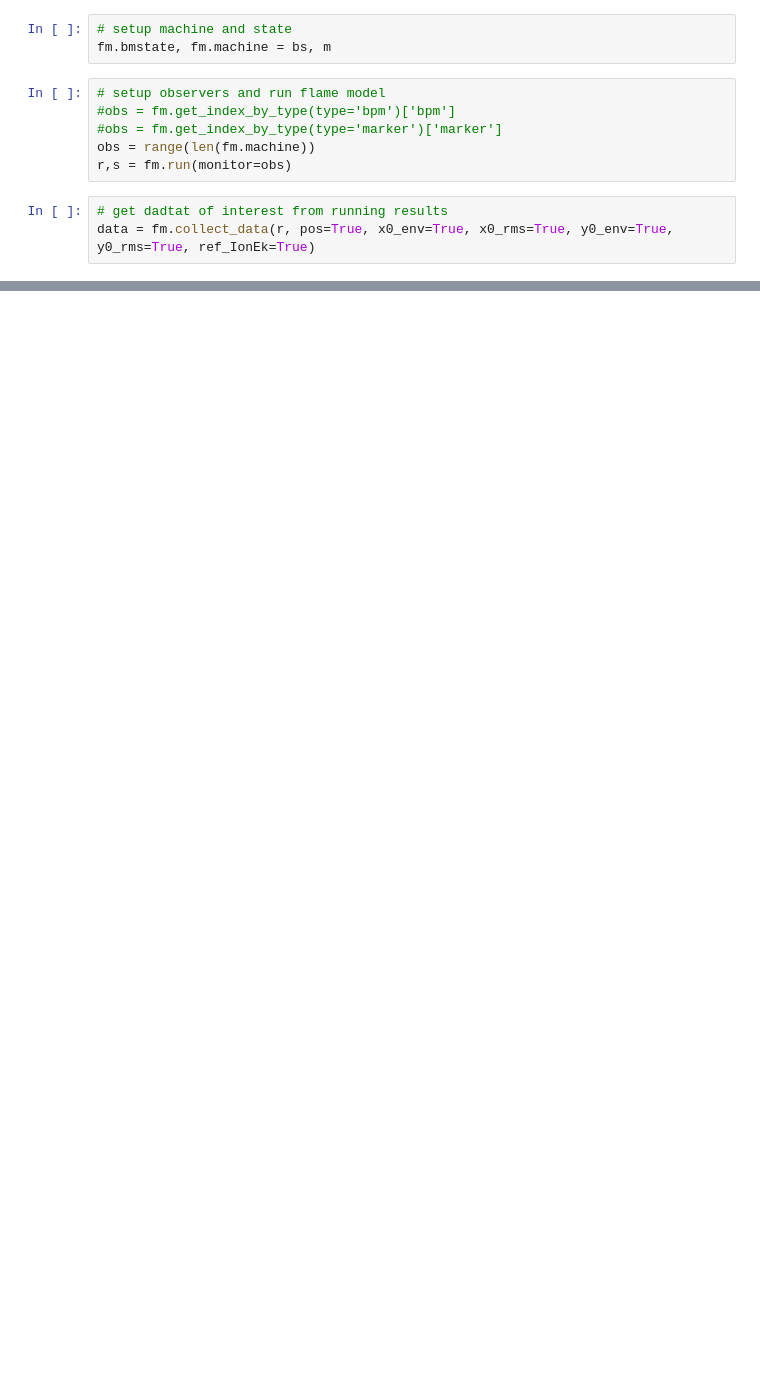
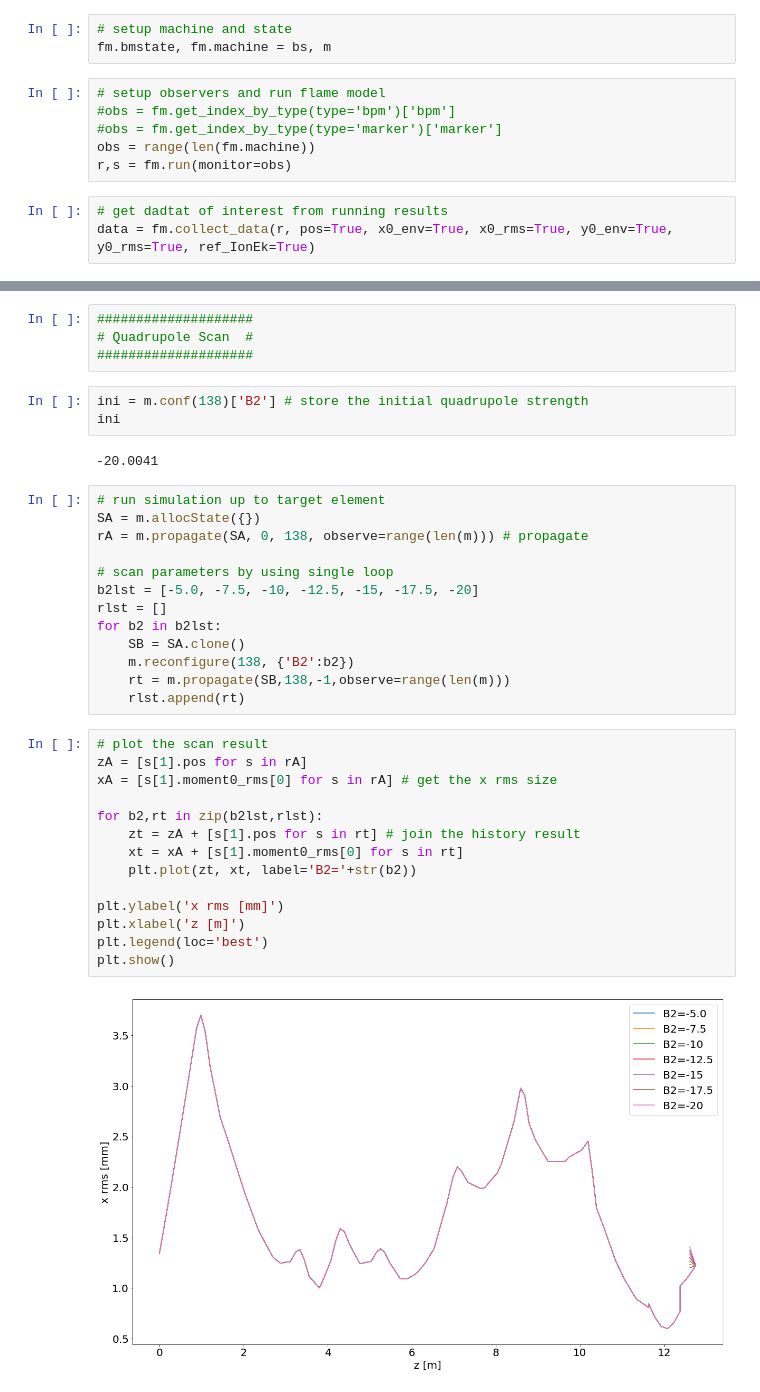
Before and after one commit to crispd/rea-files, a Jupyter notebook: demo_flame_model.ipynb, the cells around one changed output, grey strips where cells are left out. Drawn from its saved outputs; the diff is of its cells as text; blank space fills up the shorter version.

```diff
--- a/demo_flame_model.ipynb
+++ b/demo_flame_model.ipynb
@@ -79,0 +138,38 @@ array([[[  1.00000000e+00],
+# %%
+####################
+# Quadrupole Scan  #
+####################
+# %%
+ini = m.conf(138)['B2'] # store the initial quadrupole strength
+ini
+# %% [output]
+-20.0041
+# %%
+# run simulation up to target element
+SA = m.allocState({})
+rA = m.propagate(SA, 0, 138, observe=range(len(m))) # propagate
+
+# scan parameters by using single loop
+b2lst = [-5.0, -7.5, -10, -12.5, -15, -17.5, -20]
+rlst = []
+for b2 in b2lst:
+    SB = SA.clone()
+    m.reconfigure(138, {'B2':b2})
+    rt = m.propagate(SB,138,-1,observe=range(len(m)))
+    rlst.append(rt)
+# %%
+# plot the scan result
+zA = [s[1].pos for s in rA]
+xA = [s[1].moment0_rms[0] for s in rA] # get the x rms size
+
+for b2,rt in zip(b2lst,rlst):
+    zt = zA + [s[1].pos for s in rt] # join the history result
+    xt = xA + [s[1].moment0_rms[0] for s in rt]
+    plt.plot(zt, xt, label='B2='+str(b2))
+
+plt.ylabel('x rms [mm]')
+plt.xlabel('z [m]')
+plt.legend(loc='best')
+plt.show()
+# %% [output]
+[figure, added]
```
Also changed, not shown: parts of 12 cells of this notebook, 1 other file.
